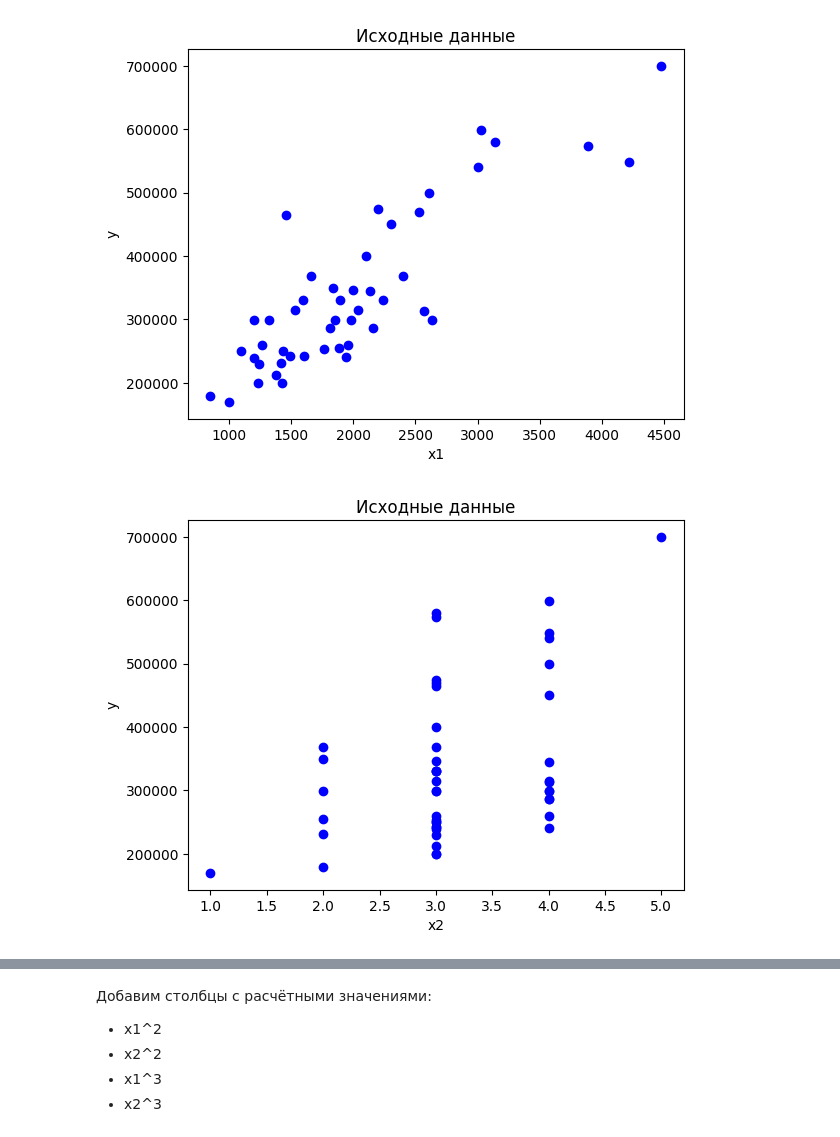
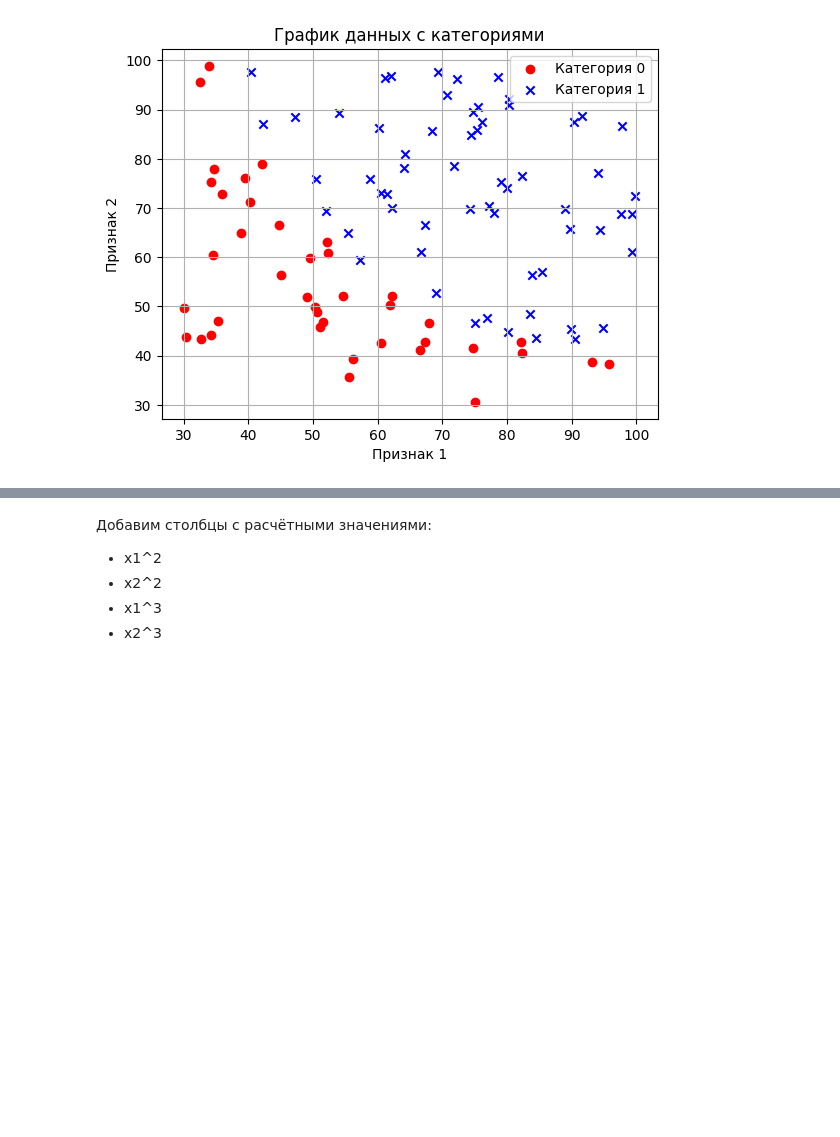
Before and after one commit to IlyaKolomoytsev/ai-lab3, a Jupyter notebook: main.ipynb, the cells around one changed output, grey strips where cells are left out. Drawn from its saved outputs; the diff is of its cells as text; code cells hidden in the pictures; blank space fills up the shorter version.

```diff
--- a/main.ipynb
+++ b/main.ipynb
@@ -9,7 +11,7 @@ import numpy as np
 from fontTools.misc.timeTools import epoch_diff
 # %%
 # Read data
-data = np.loadtxt('data/ex1data2.txt', delimiter=',')
+data = np.loadtxt('data/ex2data1.txt', delimiter=',')
 np.random.shuffle(data)
 X = data[:, :-1]
 Y = data[:, -1, np.newaxis]
@@ -36,15 +38,21 @@ print(data)
 # %%
-def visualize_data_points(x_axis, y_axis, x_axis_name: str, y_axis_name: str):
-    plt.scatter(x_axis, y_axis, color='blue', label='Data points')
-    plt.title('Исходные данные')
-    plt.xlabel(x_axis_name)
-    plt.ylabel(y_axis_name)
+def plot_data(data):
+    x1 = data[:, 0]
+    x2 = data[:, 1]
+    y = data[:, 2]
+
+    #plt.figure(figsize=(8,6))
+    plt.scatter(x1[y == 0], x2[y == 0], color='red', label='Категория 0', marker='o')
+    plt.scatter(x1[y == 1], x2[y == 1], color='blue', label='Категория 1', marker='x')
+
+    plt.xlabel('Признак 1')
+    plt.ylabel('Признак 2')
+    plt.title('График данных с категориями')
+    plt.legend()
+    plt.grid(True)
     plt.show()
 
 
-visualize_data_points(X[:, 0], Y, "x1", "y")
-visualize_data_points(X[:, 1], Y, "x2", "y")
-visualize_data_points(X[:, 0], X[:, 1], "x1", "x2")
+plot_data(data)
 # %% [output]
-[figure, old version]
+[figure, new version]
-[figure, removed]
```
Also changed, not shown: parts of 15 cells of this notebook.
